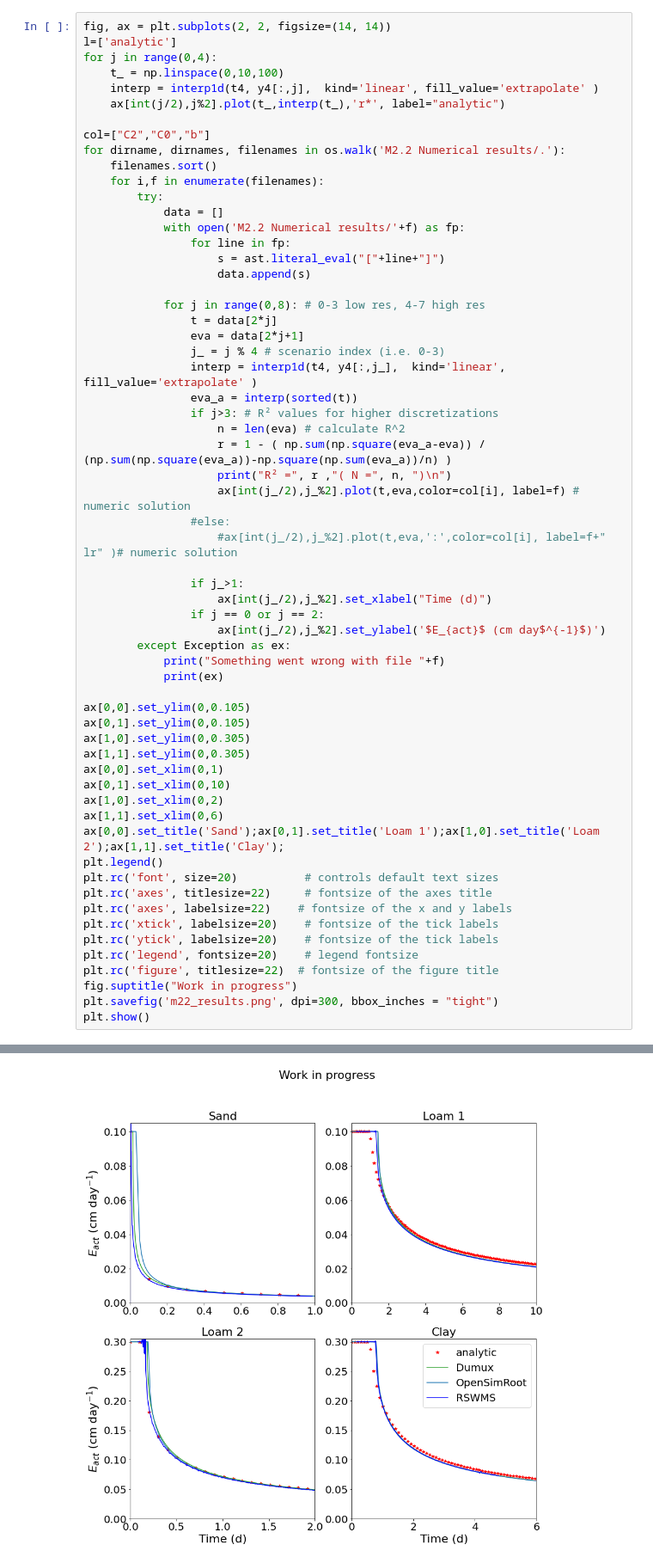
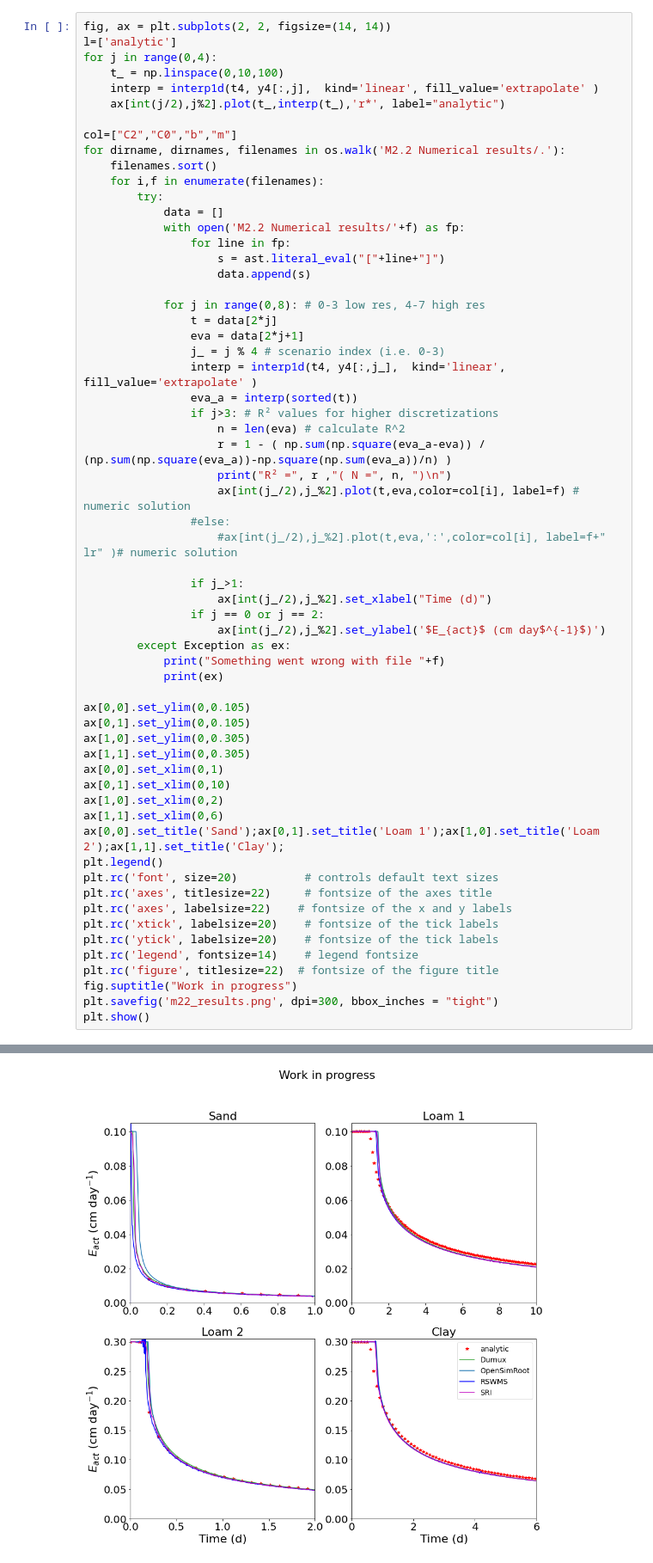
Before and after one commit to RSA-benchmarks/collaborative-comparison, a Jupyter notebook: M2 Water flow in soil/M2.2 Evaporation/M2.2 Automated comparison.ipynb, the cells around one changed output, grey strips where cells are left out. Shown at 86% size. Cells and saved outputs as stored; diff of their text form.

```diff
--- a/M2 Water flow in soil/M2.2 Evaporation/M2.2 Automated comparison.ipynb
+++ b/M2 Water flow in soil/M2.2 Evaporation/M2.2 Automated comparison.ipynb
@@ -118,7 +118,7 @@ for j in range(0,4):
     interp = interp1d(t4, y4[:,j],  kind='linear', fill_value='extrapolate' )
     ax[int(j/2),j%2].plot(t_,interp(t_),'r*', label="analytic")
 
-col=["C2","C0","b"]
+col=["C2","C0","b","m"]
 for dirname, dirnames, filenames in os.walk('M2.2 Numerical results/.'):
     filenames.sort()
     for i,f in enumerate(filenames):
@@ -166,7 +166,7 @@ plt.rc('axes', titlesize=22)     # fontsize of the axes title
 plt.rc('axes', labelsize=22)    # fontsize of the x and y labels
 plt.rc('xtick', labelsize=20)    # fontsize of the tick labels
 plt.rc('ytick', labelsize=20)    # fontsize of the tick labels
-plt.rc('legend', fontsize=20)    # legend fontsize
+plt.rc('legend', fontsize=14)    # legend fontsize
 plt.rc('figure', titlesize=22)  # fontsize of the figure title
 fig.suptitle("Work in progress")
 plt.savefig('m22_results.png', dpi=300, bbox_inches = "tight")
@@ -192,4 +192,4 @@ R² = 0.9438633542534786 ( N = 149 )
-[figure, old version]
+[figure, new version]
 # %% [markdown]
 ## References
 
```
Also changed, not shown: parts of 1 cell of this notebook, 1 other file.
